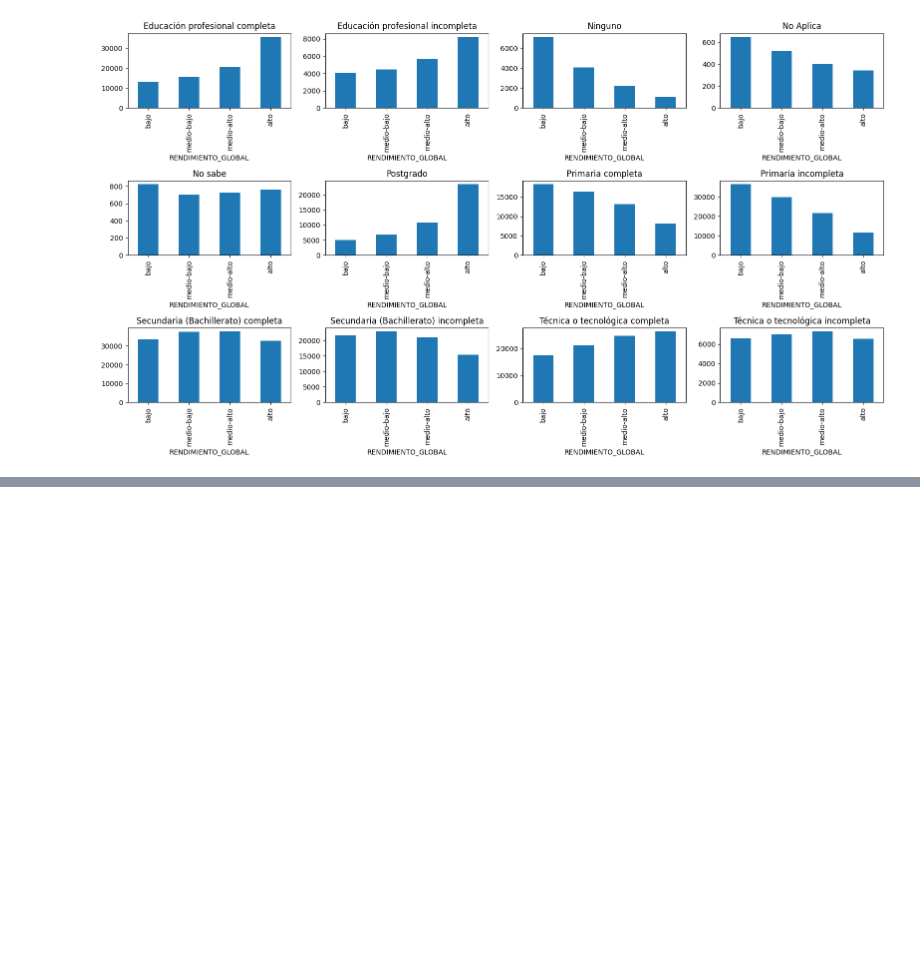
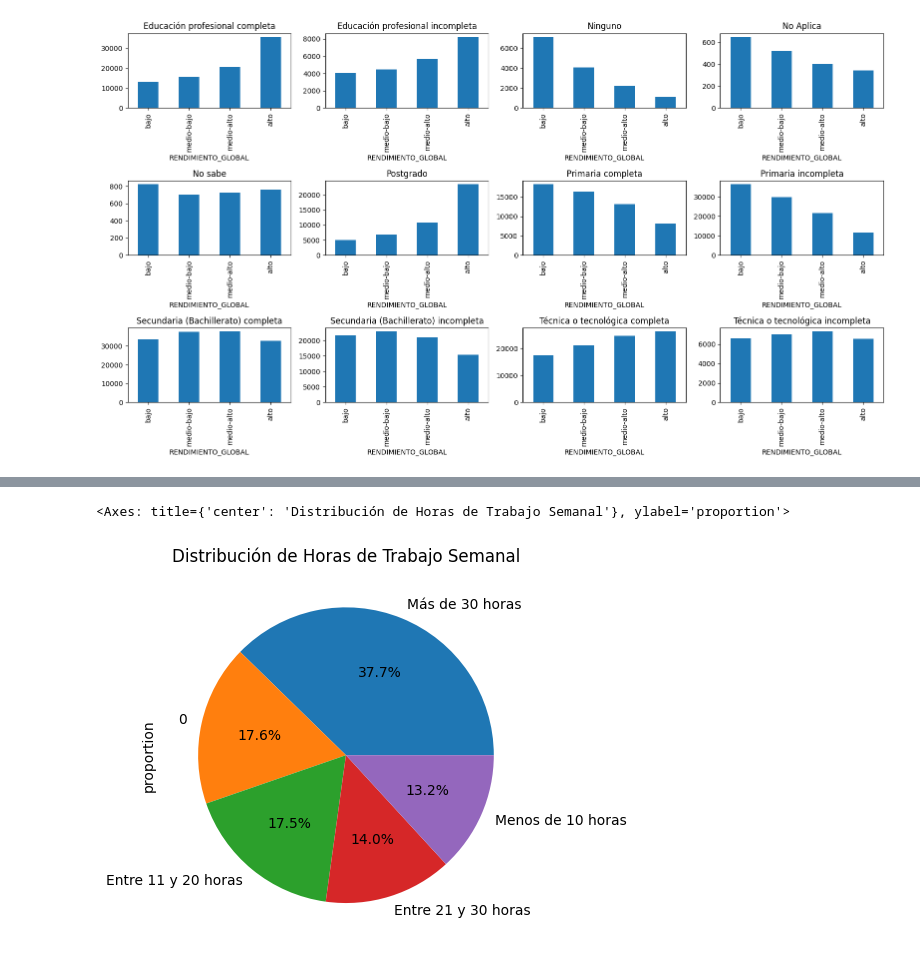
Before and after one commit to JuanCOD001116/Proyecto-Modelos, a Jupyter notebook: 01 - exploración.ipynb, the cells around one changed output, grey strips where cells are left out. Cells and saved outputs as stored; diff of their text form; code cells hidden in the pictures; blank space fills up the shorter version.

```diff
--- a/01 - exploración.ipynb
+++ b/01 - exploración.ipynb
@@ -103,0 +120,6 @@ conclusiones
+# %%
+frequencies = z['ESTU_HORASSEMANATRABAJA'].value_counts(normalize=True)
+frequencies.plot(kind='pie', autopct='%1.1f%%', title='Distribución de Horas de Trabajo Semanal')
+# %% [output]
+<Axes: title={'center': 'Distribución de Horas de Trabajo Semanal'}, ylabel='proportion'>
+[figure, added]
```
Also changed, not shown: parts of 8 cells of this notebook.
